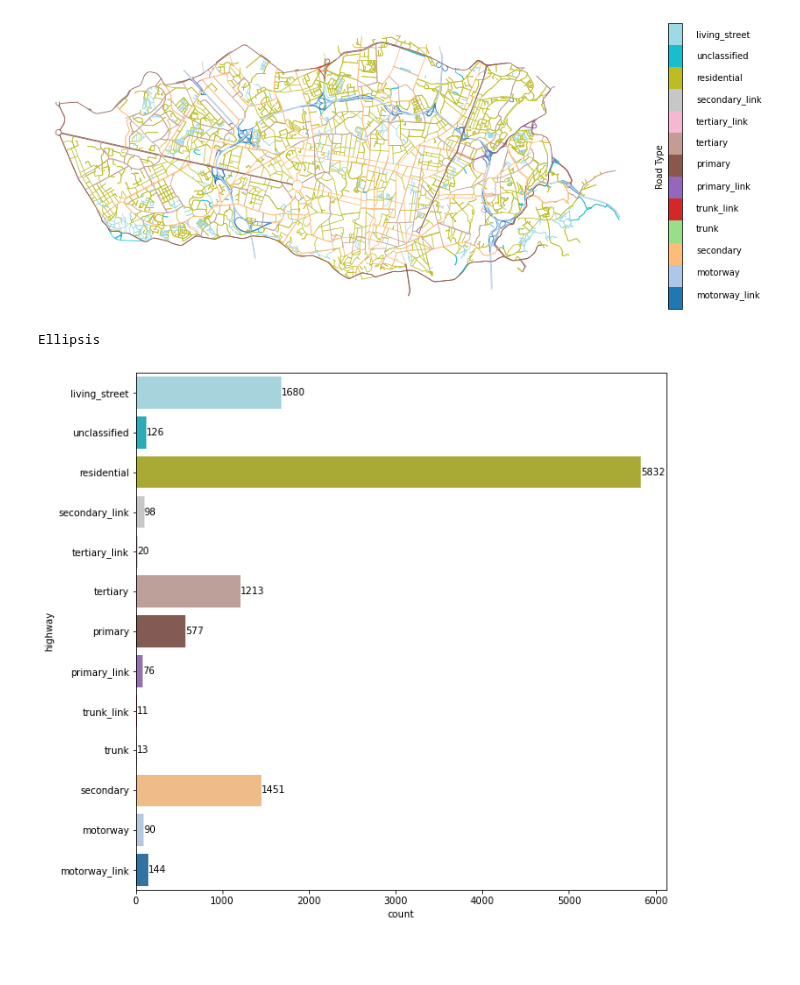
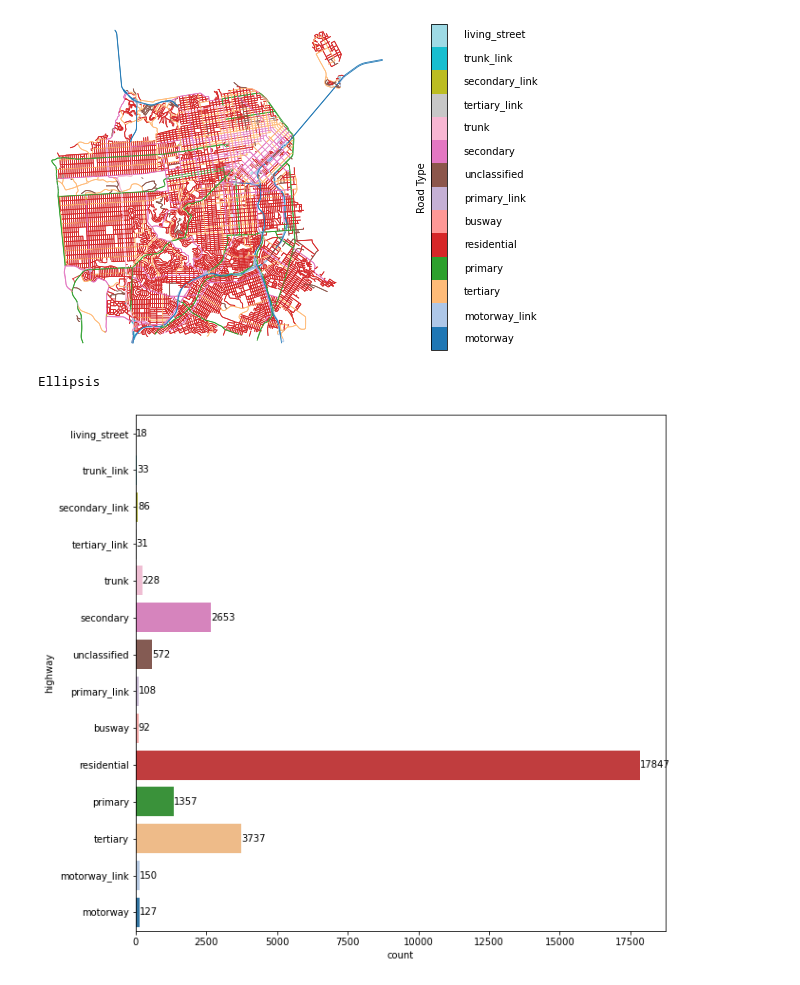
Before and after one commit to SwiftPredator/Trajectory-based-Road-Network-Representation-Learning, a Jupyter notebook: evaluation/explanatory_data_analysis.ipynb, the cells around one changed output. Drawn from its saved outputs; the diff is of its cells as text; code cells hidden in the pictures; blank space fills up the shorter version.

```diff
--- a/evaluation/explanatory_data_analysis.ipynb
+++ b/evaluation/explanatory_data_analysis.ipynb
@@ -25,16 +32,16 @@ import osmnx as ox
 # %%
 network = RoadNetwork()
-network.load("../osm_data/porto")
+network.load("../osm_data/sf")
 # trajectory = Trajectory("../datasets/trajectories/Porto/road_segment_map_final.csv", nrows=10000000).generate_TTE_datatset()
 
-traj_features = pd.read_csv("../datasets/trajectories/Porto/speed_features_unnormalized.csv")
+traj_features = pd.read_csv("../datasets/trajectories/SF/speed_features_unnormalized.csv")
 traj_features.set_index(["u", "v", "key"], inplace=True)
 # traj_features["util"] = (traj_features["util"] - traj_features["util"].min()) / (traj_features["util"].max() - traj_features["util"].min())  # min max normalization
 # traj_features["avg_speed"] = (traj_features["avg_speed"] - traj_features["avg_speed"].min()) / (traj_features["avg_speed"].max() - traj_features["avg_speed"].min())  # min max normalization
 traj_features.fillna(0, inplace=True)
 
 # data = network.generate_road_segment_pyg_dataset(drop_labels=["highway_enc"])
-df, labels = network.generate_road_segment_pyg_dataset(include_coords=True, traj_data=traj_features, return_df=True, one_hot_enc=False)
+df, labels = network.generate_road_segment_pyg_dataset(include_coords=True, traj_data=traj_features, return_df=True, one_hot_enc=False, dataset="sf")
 # %%
 print(df.shape)
 f, ax = plt.subplots(figsize=(10, 8))
@@ -69,7 +76,7 @@ def get_edge_colors_by_attr(G, lG, df, attr, num_bins=None, cmap='viridis', star
     attr_values = pd.Series([df.iloc[nodes.index(id)][attr] for id in G.edges])
     # print(attr_values)
     if not cat_feature:
-        cats = pd.qcut(x=attr_values, q=num_bins, labels=bin_labels)  # Puts the values in bins
+        cats = pd.qcut(x=attr_values, q=num_bins, labels=bin_labels, duplicates="drop")  # Puts the values in bins
     else:
         cats = attr_values
     # print(cats)
@@ -79,7 +86,7 @@ def get_edge_colors_by_attr(G, lG, df, attr, num_bins=None, cmap='viridis', star
     return node_colors
 
 nc_util = get_edge_colors_by_attr(network.G, network.line_graph, df, attr='util', num_bins=10)
-nc_speed = get_edge_colors_by_attr(network.G, network.line_graph, df, attr='avg_speed', num_bins=10)
+nc_speed = get_edge_colors_by_attr(network.G, network.line_graph, df, attr='avg_speed', num_bins=6)
 
 
 cmap = plt.cm.get_cmap('viridis')
@@ -94,5 +101,5 @@ ox.plot_graph(network.G, edge_color=nc_speed, node_size=0, edge_linewidth=0.8, b
 cb = fig.colorbar(cm.ScalarMappable(norm=norm_speed, cmap=cmap), ax=ax, orientation='vertical')
 cb.set_label('Average Speed in km/h', fontsize = 10)
 
-fig.savefig("../data/images/porto_speed.png")
+fig.savefig("../data/images/sf_speed.png")
 # %% [output]
@@ -100,31 +107,32 @@ fig.savefig("../data/images/porto_speed.png")
 # %%
 """
 Plot road types
 """
-cmap = plt.cm.get_cmap('tab20', 13)
-nc_road = get_edge_colors_by_attr(network.G, network.line_graph, df, attr='highway_enc', num_bins=13, cat_feature=True, cmap=cmap)
+cmap = plt.cm.get_cmap('tab20', len(network.gdf_edges['highway_enc'].unique()))
+nc_road = get_edge_colors_by_attr(network.G, network.line_graph, df, attr='highway_enc', num_bins=len(network.gdf_edges['highway_enc'].unique()), cat_feature=True, cmap=cmap)
 norm = plt.Normalize(vmin=0, vmax=12)
 
 fig, ax = plt.subplots(1, 1, figsize=(15, 6))
 # ox.plot_graph(network.G, edge_color=nc_util, node_size=0, edge_linewidth=0.8, edge_alpha=1, bgcolor = 'white', show=False, ax=ax)
 ox.plot_graph(network.G, edge_color=nc_road, node_size=0, edge_linewidth=0.8, bgcolor = 'white', show=False, ax=ax)
 bar = fig.colorbar(cm.ScalarMappable(norm=norm, cmap=cmap), ax=ax, orientation='vertical', ticks=np.arange(0,13))
 bar.ax.get_yaxis().set_ticks([])
 for j, lab in enumerate(labels["highway"]):
-    bar.ax.text(2, (j/1.1)+0.8, lab, ha='left', va='top')
+    bar.ax.text(2, (j/1.16)+0.6, lab, ha='left', va='top') # 1.2 and 0.8 for porto
 bar.set_label('Road Type', fontsize = 10)
 bar.ax.yaxis.set_label_position('left')
-fig.savefig("../data/images/porto_road_types.png")
+fig.savefig("../data/images/sf_road_types.png")
 # %% [output]
-[figure, old version]
+[figure, new version]
 # %%
 """
 Create density plot for road label
 """
+high_count = len(network.gdf_edges['highway_enc'].unique())
 plt.cm.register_cmap("roadcolor", cmap.reversed())
-high_dict = dict(zip(np.arange(13), labels["highway"].tolist()))
+high_dict = dict(zip(np.arange(high_count), labels["highway"].tolist()))
 highway = df["highway"].map(high_dict)
-cpal = sns.color_palette("roadcolor", n_colors=13)
+cpal = sns.color_palette("roadcolor", n_colors=high_count )
 f, ax = plt.subplots(figsize=(10, 10))
 sns.countplot(y=highway, palette=cpal, ax=ax, order=list(high_dict.values())[::-1])
 ax.bar_label(ax.containers[0])
@@ -132,7 +140,7 @@ ax.bar_label(ax.containers[0])
 ...
 # %% [output]
 Ellipsis
-[figure, old version]
+[figure, new version]
 # %%
  """
  Density plots for speed and utilization
```
Also changed, not shown: parts of 5 cells of this notebook, 26 other files.
